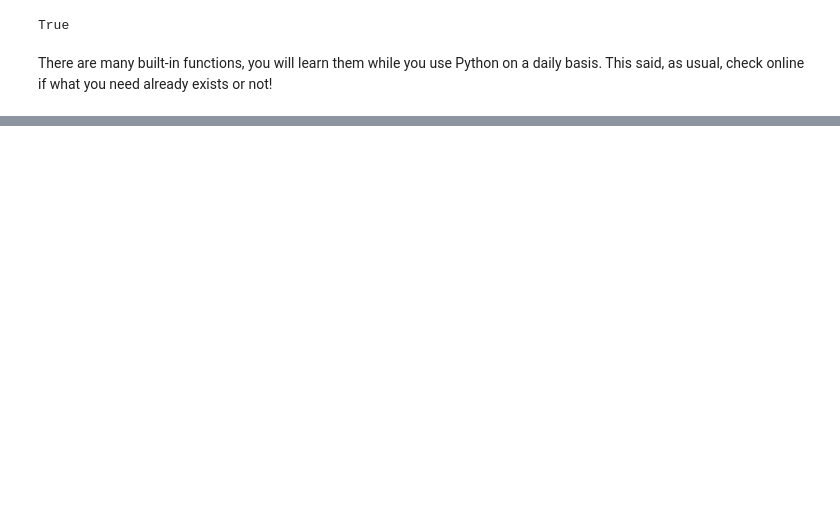
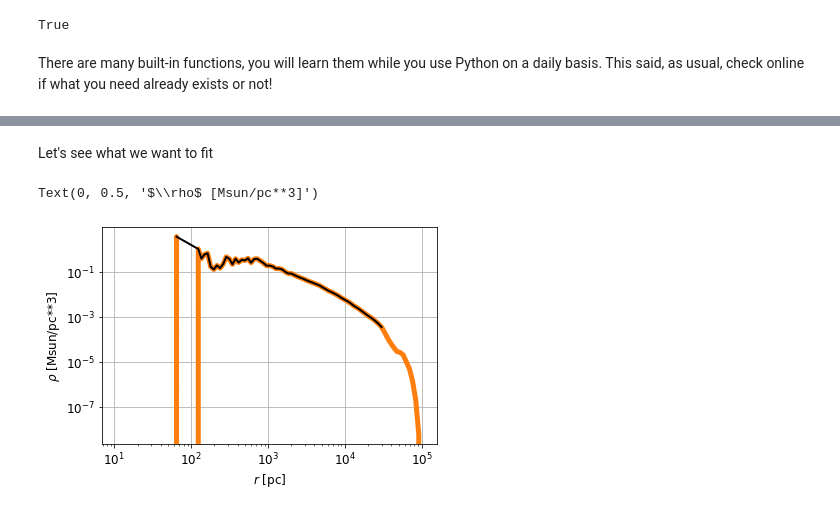
Before and after one commit to HugoPfister/Python_For_Astronomy, a Jupyter notebook: Simulation/analysis.ipynb, the cells around one changed output, grey strips where cells are left out. Cells and saved outputs as stored; diff of their text form; code cells hidden in the pictures; blank space fills up the shorter version.

```diff
--- a/Simulation/analysis.ipynb
+++ b/Simulation/analysis.ipynb
@@ -126,0 +167,12 @@ There are many built-in functions, you will learn them while you use Python on a
+# %%
+filt = (rho > 0) & (bin_r[1:] < 3e4)
+# %% [markdown]
+Let's see what we want to fit
+# %%
+plt.loglog(bin_r[1:], rho, linewidth=5, color='C1') #note the linewidth and the color
+plt.loglog(bin_r[1:][filt], rho[filt], linestyle='-', color='k')
+plt.xlabel('$r$ [pc]')
+plt.ylabel('$\\rho$ [Msun/pc**3]')
+# %% [output]
+Text(0, 0.5, '$\\rho$ [Msun/pc**3]')
+[figure, added]
```
Also changed, not shown: parts of 55 cells of this notebook.
